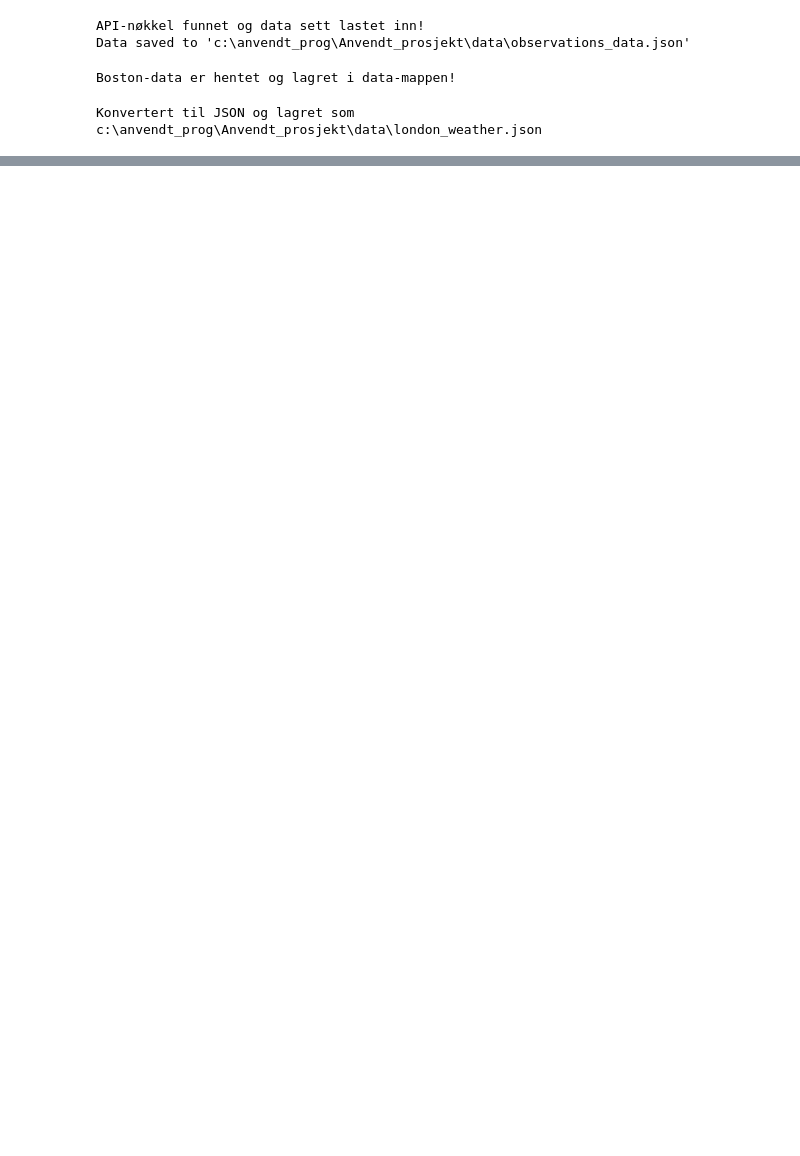
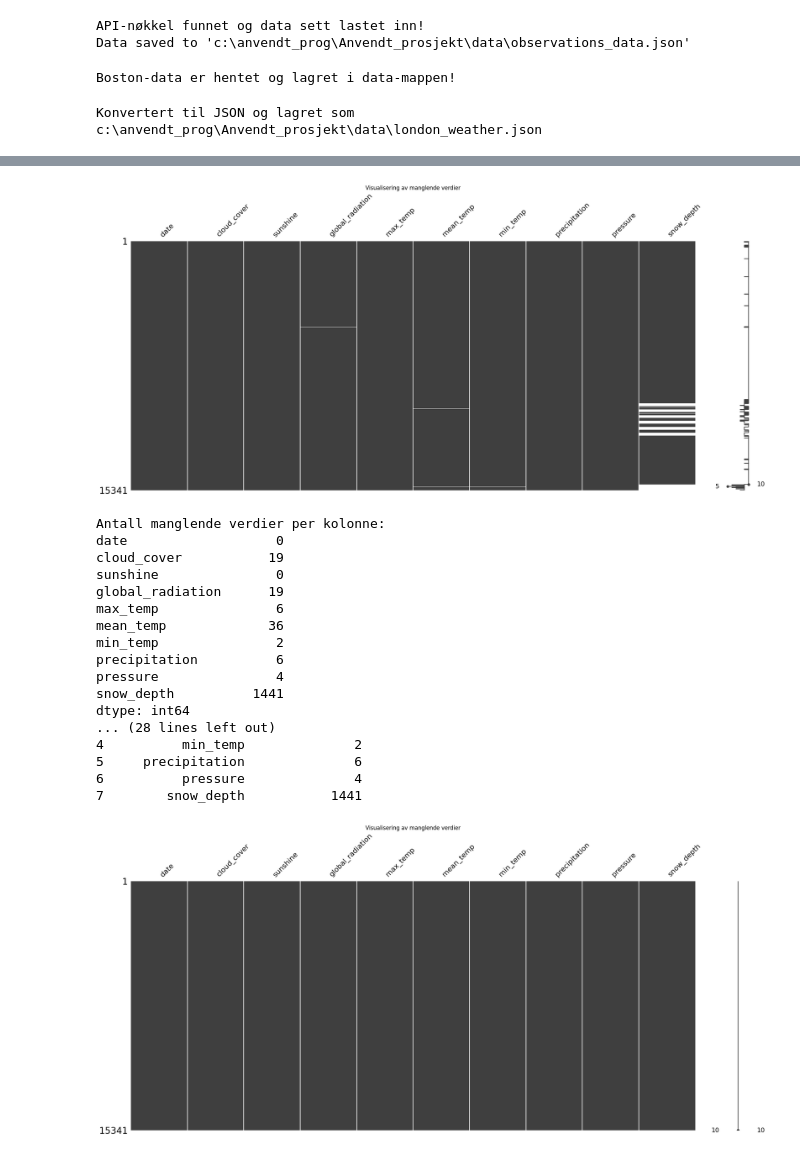
Before and after one commit to IngridAmaliee/Miljo_data_analyse, a Jupyter notebook: src/main.ipynb, the cells around one changed output, grey strips where cells are left out. Cells and saved outputs as stored; diff of their text form; code cells hidden in the pictures; blank space fills up the shorter version.

```diff
--- a/src/main.ipynb
+++ b/src/main.ipynb
@@ -77,0 +89,28 @@ Konvertert til JSON og lagret som c:\anvendt_prog\Anvendt_prosjekt\data\london_w
+# %%
+import sys
+import os
+sys.path.append(os.path.abspath(os.path.join(os.getcwd(), '..')))
+from Visualisering.VisualiseringAvMangler import visualiser_og_analyser_mangler
+
+visualiser_og_analyser_mangler(os.path.abspath(os.path.join("..", "data", "london_weather.json")))
+visualiser_og_analyser_mangler(os.path.abspath(os.path.join("..", "data", "updated_london_weather.json")))
+# %% [output]
+[figure, added]
+Antall manglende verdier per kolonne:
+date                   0
+cloud_cover           19
+sunshine               0
+global_radiation      19
+max_temp               6
+mean_temp             36
+min_temp               2
+precipitation          6
+pressure               4
+snow_depth          1441
+dtype: int64
+... (28 lines left out)
+4          min_temp              2
+5     precipitation              6
+6          pressure              4
+7        snow_depth           1441
+[figure, added]
```
Also changed, not shown: parts of 11 cells of this notebook.
